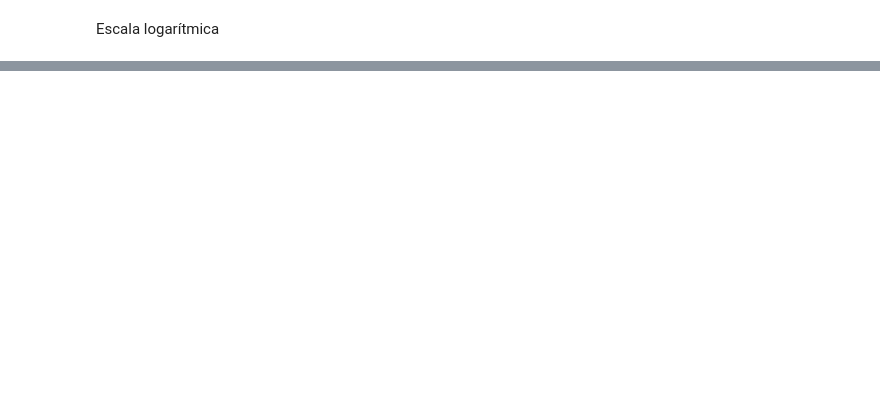
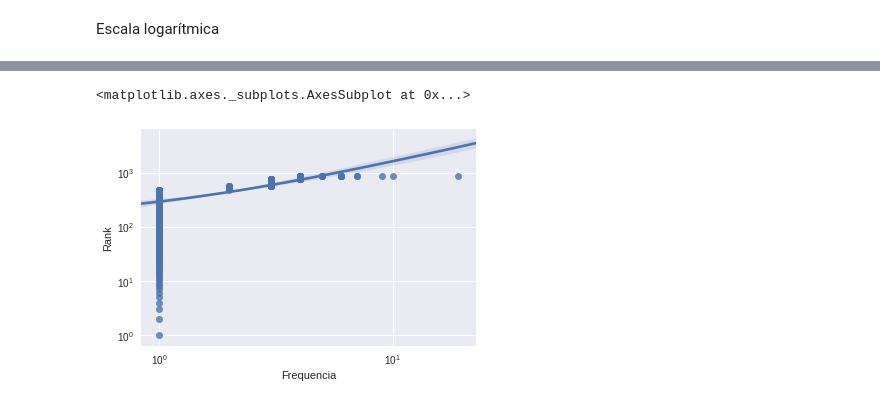
Before and after one commit to Joaohdss/Minerando-Dados-Ri-Lab2, a Jupyter notebook: lab2.ipynb, the cells around one changed output, grey strips where cells are left out. Drawn from its saved outputs; the diff is of its cells as text; code cells hidden in the pictures; blank space fills up the shorter version.

Commit message:
Bigramas e add bibliotecas

```diff
--- a/lab2.ipynb
+++ b/lab2.ipynb
@@ -130,0 +107,16 @@ frequencia_tail.head(10)
+# %%
+import nltk
+nltk.download('punkt')
+from nltk.tokenize import word_tokenize
+
+bigramas = list(nltk.bigrams(list(palavras['palavra'].values)))
+
+
+bigramas = pd.DataFrame({
+    'Bigrama' : list(nltk.FreqDist(bigramas).keys()),
+    'Frequencia' : list(nltk.FreqDist(bigramas).values()),
+})
+
+bigramas['Rank'] = bigramas['Frequencia'].rank(ascending=True, method='first')
+bigramas = bigramas.sort_values(by='Frequencia')
+bigramas.tail()
@@ -130,0 +132,8 @@ frequencia_tail.head(10)
+# %%
+f, ax = plt_pyp.subplots()
+ax.set(xscale="log", yscale="log")
+
+sns.regplot(x="Frequencia", y="Rank", data=bigramas)
+# %% [output]
+<matplotlib.axes._subplots.AxesSubplot at 0x...>
+[figure, added]
```
Also changed, not shown: parts of 7 cells of this notebook.
